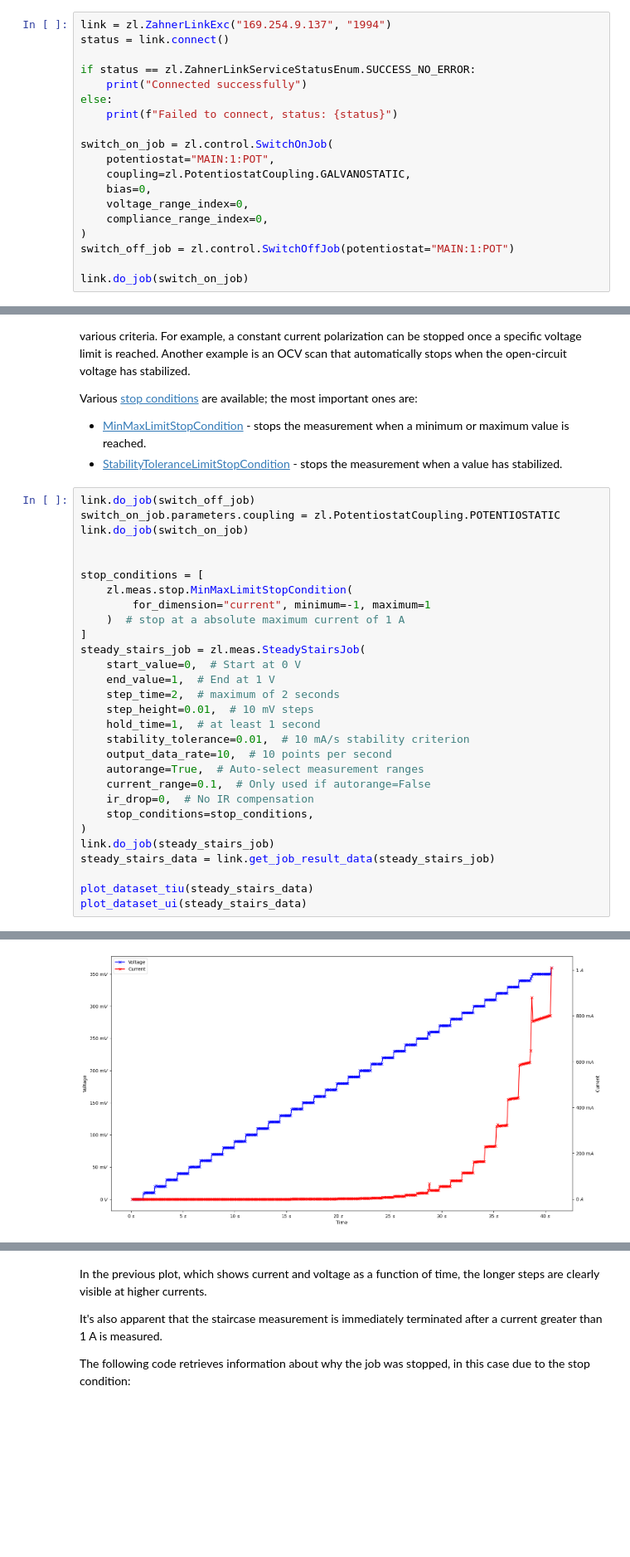
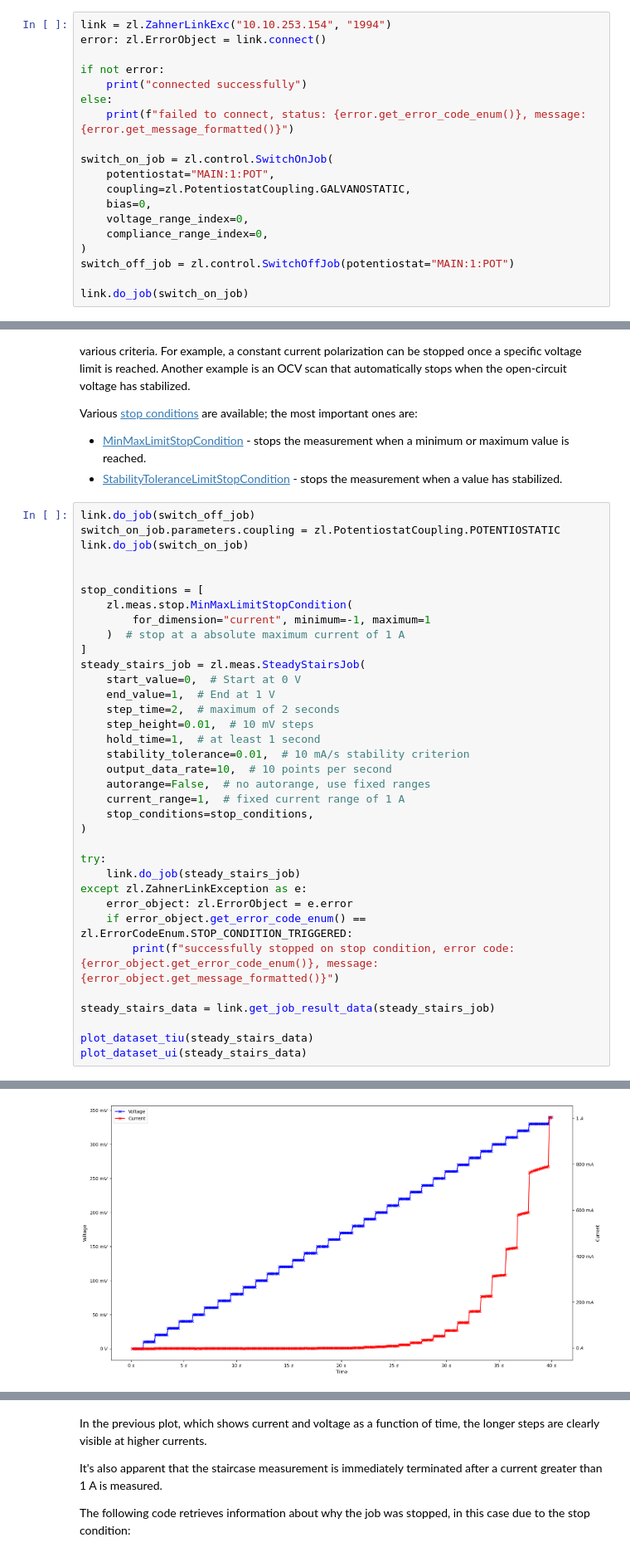
Before and after one commit to Zahner-elektrik/zahner_link, a Jupyter notebook: python/CurrentVoltageCurves/CurrentVoltageCurves.ipynb, the cells around one changed output, grey strips where cells are left out. Shown at 83% size. Drawn from its saved outputs; the diff is of its cells as text; blank space fills up the shorter version.

```diff
--- a/python/CurrentVoltageCurves/CurrentVoltageCurves.ipynb
+++ b/python/CurrentVoltageCurves/CurrentVoltageCurves.ipynb
@@ -92,13 +92,13 @@ def plot_dataset_ui(dataset: zl.DcDataset):
 
 Now we'll connect to the IM7 potentiostat and set it up for our first measurement. We'll start in galvanostatic mode (current control) for our first current-voltage curve.
 # %%
-link = zl.ZahnerLinkExc("169.254.9.137", "1994")
-status = link.connect()
+link = zl.ZahnerLinkExc("10.10.253.154", "1994")
+error: zl.ErrorObject = link.connect()
 
-if status == zl.ZahnerLinkServiceStatusEnum.SUCCESS_NO_ERROR:
-    print("Connected successfully")
+if not error:
+    print("connected successfully")
 else:
-    print(f"Failed to connect, status: {status}")
+    print(f"failed to connect, status: {error.get_error_code_enum()}, message: {error.get_message_formatted()}")
 
 switch_on_job = zl.control.SwitchOnJob(
     potentiostat="MAIN:1:POT",
@@ -179,12 +179,18 @@ steady_stairs_job = zl.meas.SteadyStairsJob(
     hold_time=1,  # at least 1 second
     stability_tolerance=0.01,  # 10 mA/s stability criterion
     output_data_rate=10,  # 10 points per second
-    autorange=True,  # Auto-select measurement ranges
-    current_range=0.1,  # Only used if autorange=False
-    ir_drop=0,  # No IR compensation
+    autorange=False,  # no autorange, use fixed ranges
+    current_range=1,  # fixed current range of 1 A
     stop_conditions=stop_conditions,
 )
-link.do_job(steady_stairs_job)
+
+try:
+    link.do_job(steady_stairs_job)
+except zl.ZahnerLinkException as e:
+    error_object: zl.ErrorObject = e.error
+    if error_object.get_error_code_enum() == zl.ErrorCodeEnum.STOP_CONDITION_TRIGGERED:
+        print(f"successfully stopped on stop condition, error code: {error_object.get_error_code_enum()}, message: {error_object.get_message_formatted()}")
+
 steady_stairs_data = link.get_job_result_data(steady_stairs_job)
 
 plot_dataset_tiu(steady_stairs_data)
@@ -193 +200 @@ plot_dataset_ui(steady_stairs_data)
-[figure, old version]
+[figure, new version]
```
Also changed, not shown: parts of 6 cells of this notebook, 21 other files.
